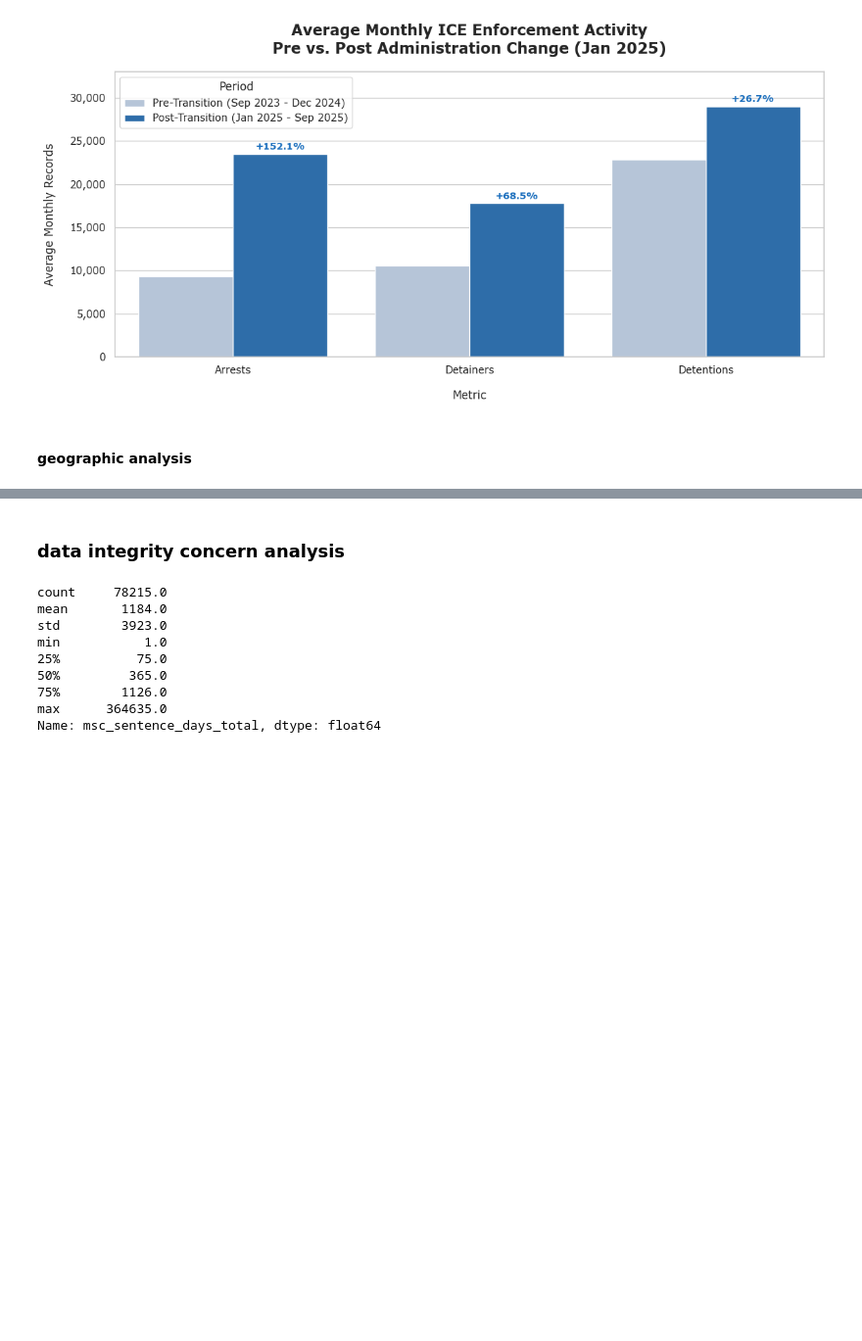
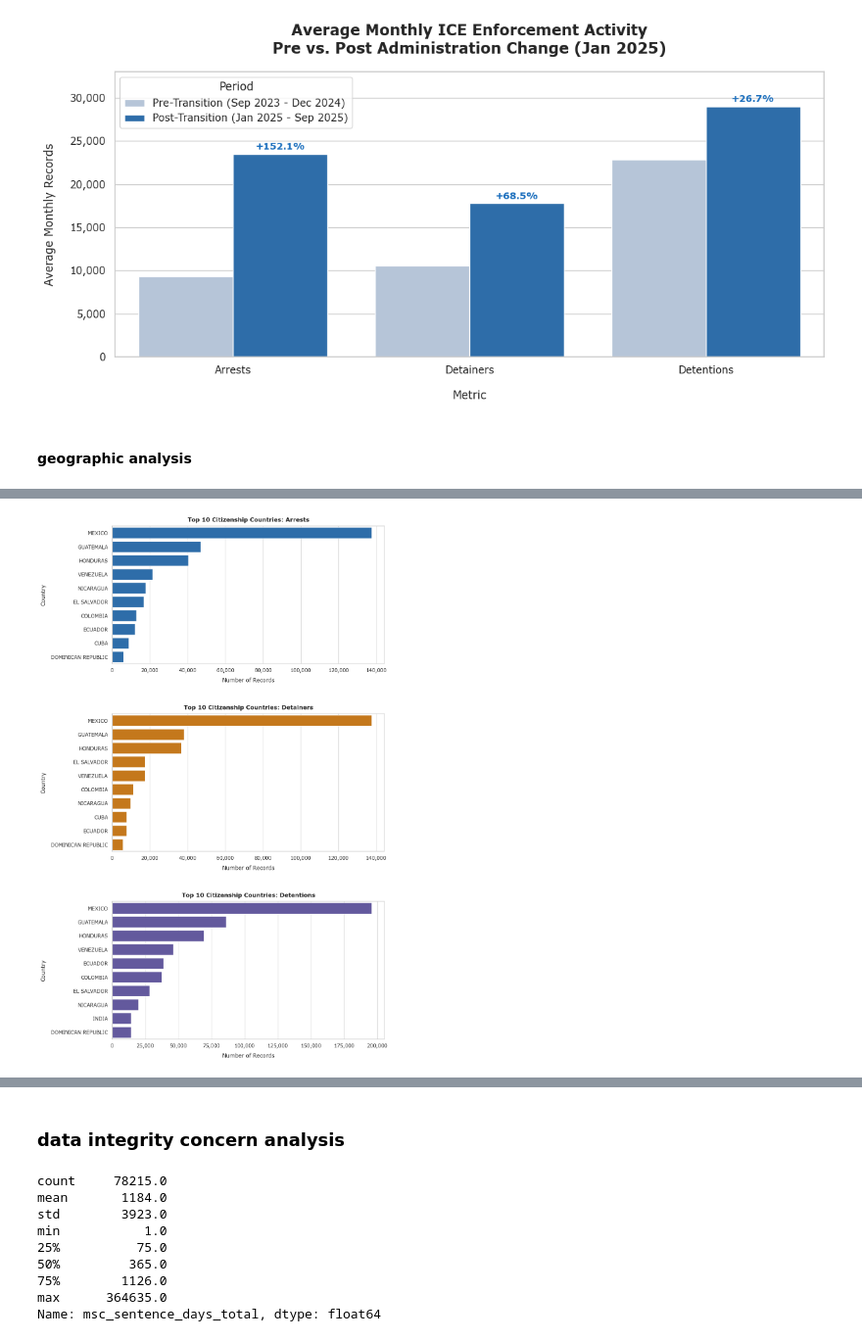
Before and after one commit to leamsley/capstone_project, a Jupyter notebook: data_analysis.ipynb, the cells around one changed output, grey strips where cells are left out. Shown at 98% size. Cells and saved outputs as stored; diff of their text form; code cells hidden in the pictures; blank space fills up the shorter version.

```diff
--- a/data_analysis.ipynb
+++ b/data_analysis.ipynb
@@ -393,3 +395,21 @@ plt.show()
 [figure]
 # %% [markdown]
 #### geographic analysis
+# %%
+# top 10 citizenship countries for each dataset
+
+arrests_top_countries = (df_arrests['citizenship_country'].value_counts().head(10))
+detainers_top_countries = (df_detainers['citizenship_country'].value_counts().head(10))
+detentions_top_countries = (df_detentions['citizenship_country'].value_counts().head(10))
+
+print('ARRESTS')
+print('----------')
+print(arrests_top_countries)
+print()
+print('DETAINERS')
+print('----------')
+print(detainers_top_countries)
+print()
+print('DETENTIONS')
+print('----------')
+print(detentions_top_countries)
@@ -395,0 +434,48 @@ plt.show()
+# %%
+# creating a horizontal bar chart for each table to visualize this information
+
+fig, (ax1, ax2, ax3) = plt.subplots(3, 1, figsize=(12, 18))
+
+# Arrests
+sns.barplot(
+    x=arrests_top_countries.values,
+    y=arrests_top_countries.index,
+    ax=ax1,
+    color='#1A6EBD'
+)
+
+ax1.set_title('Top 10 Citizenship Countries: Arrests', fontsize=13, fontweight='bold', pad=10)
+ax1.set_xlabel('Number of Records', labelpad=10)
+ax1.set_ylabel('Country', labelpad=10)
+ax1.xaxis.set_major_formatter(plt.FuncFormatter(lambda x, _: f'{x:,.0f}'))
+
+# Detainers
+sns.barplot(
+    x=detainers_top_countries.values,
+    y=detainers_top_countries.index,
+    ax=ax2,
+    color='#E07B00'
+)
+
+ax2.set_title('Top 10 Citizenship Countries: Detainers', fontsize=13, fontweight='bold', pad=10)
+ax2.set_xlabel('Number of Records', labelpad=10)
+ax2.set_ylabel('Country', labelpad=10)
+ax2.xaxis.set_major_formatter(plt.FuncFormatter(lambda x, _: f'{x:,.0f}'))
+
+# Detentions
+sns.barplot(
+    x=detentions_top_countries.values,
+    y=detentions_top_countries.index,
+    ax=ax3,
+    color='#5B4EA8'
+)
+
+ax3.set_title('Top 10 Citizenship Countries: Detentions', fontsize=13, fontweight='bold', pad=10)
+ax3.set_xlabel('Number of Records', labelpad=10)
+ax3.set_ylabel('Country', labelpad=10)
+ax3.xaxis.set_major_formatter(plt.FuncFormatter(lambda x, _: f'{x:,.0f}'))
+
+plt.tight_layout(pad=4.0)
+plt.show()
+# %% [output]
+[figure, added]
```
Also changed, not shown: parts of 12 cells of this notebook, 1 other file.
